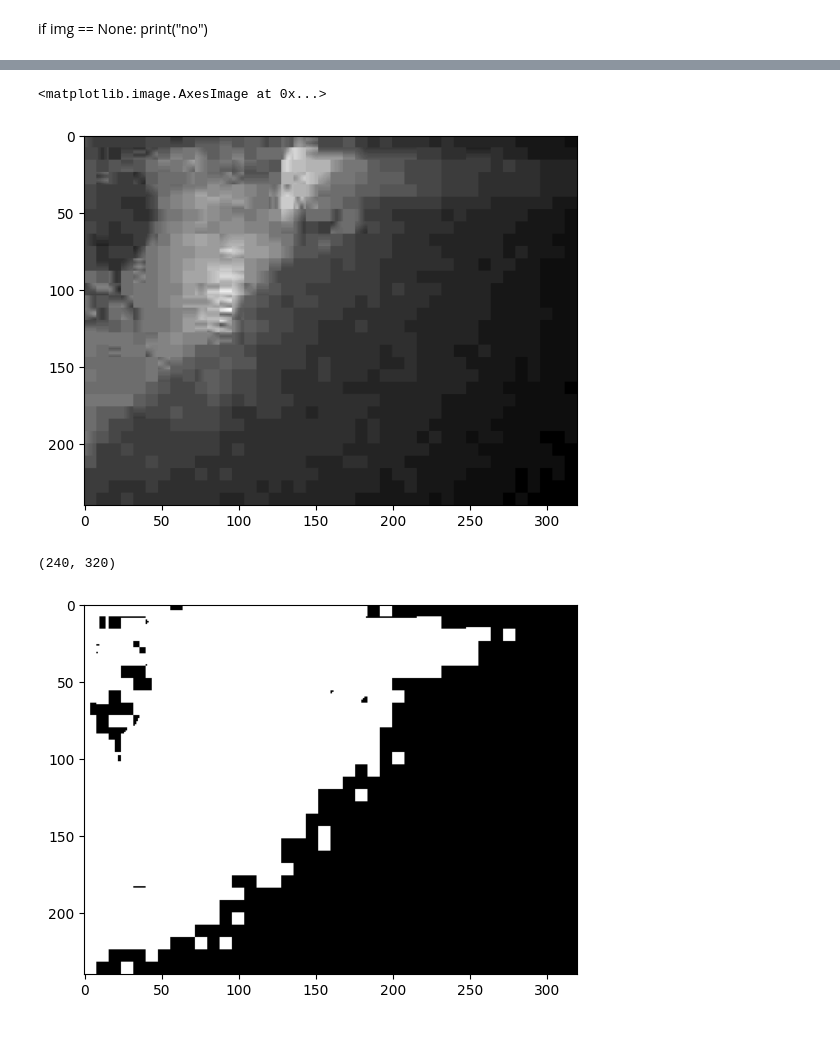
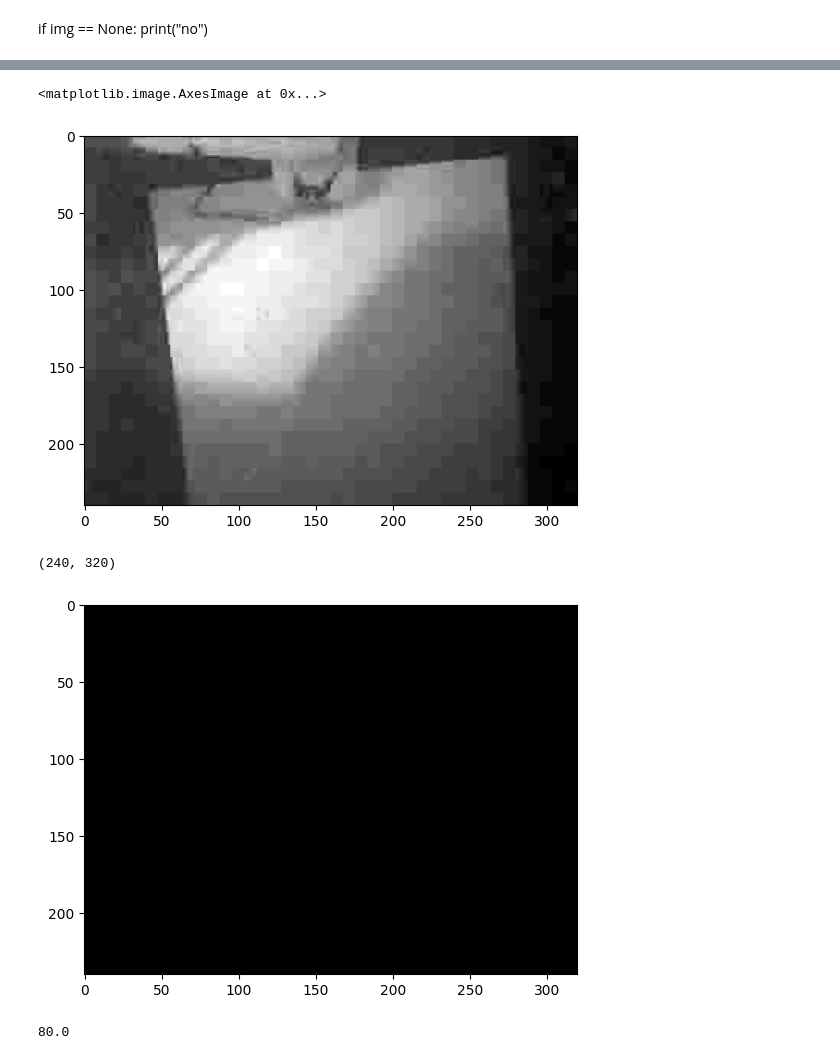
Before and after one commit to trantienlong2301/Gia_Treo_Tu_Dong, a Jupyter notebook: gia_treo_tu_dong/Untitled-1 copy.ipynb, the cells around one changed output, grey strips where cells are left out. Saved outputs shown, nothing was run; the diff lists cells and outputs as text; code cells hidden in the pictures.

```diff
--- a/gia_treo_tu_dong/Untitled-1 copy.ipynb
+++ b/gia_treo_tu_dong/Untitled-1 copy.ipynb
@@ -4,7 +4,7 @@ import numpy as np
 import matplotlib.pyplot as plt
 %matplotlib inline
 # %%
-img = cv2.imread('image_7.jpg')
+img = cv2.imread('image_0.jpg')
 gray_img=cv2.cvtColor(img,cv2.COLOR_BGR2GRAY)
 # %% [markdown]
 if img == None:
@@ -13,11 +18,15 @@ if img == None:
 plt.imshow(gray_img,cmap='gray')
 # %% [output]
 <matplotlib.image.AxesImage at 0x...>
-[figure, old version]
+[figure, new version]
 # %%
-a,th1 = cv2.threshold(gray_img, 0, 255, cv2.THRESH_BINARY + cv2.THRESH_TRIANGLE)
+a,th1 = cv2.threshold(gray_img, 80, 255, cv2.THRESH_BINARY )
 plt.imshow(th1,cmap='gray')
 th1.shape
 # %% [output]
 (240, 320)
-[figure, old version]
+[figure, new version]
+# %%
+a
+# %% [output]
+80.0
```
Also changed, not shown: parts of 1 cell of this notebook, 32 other files.
